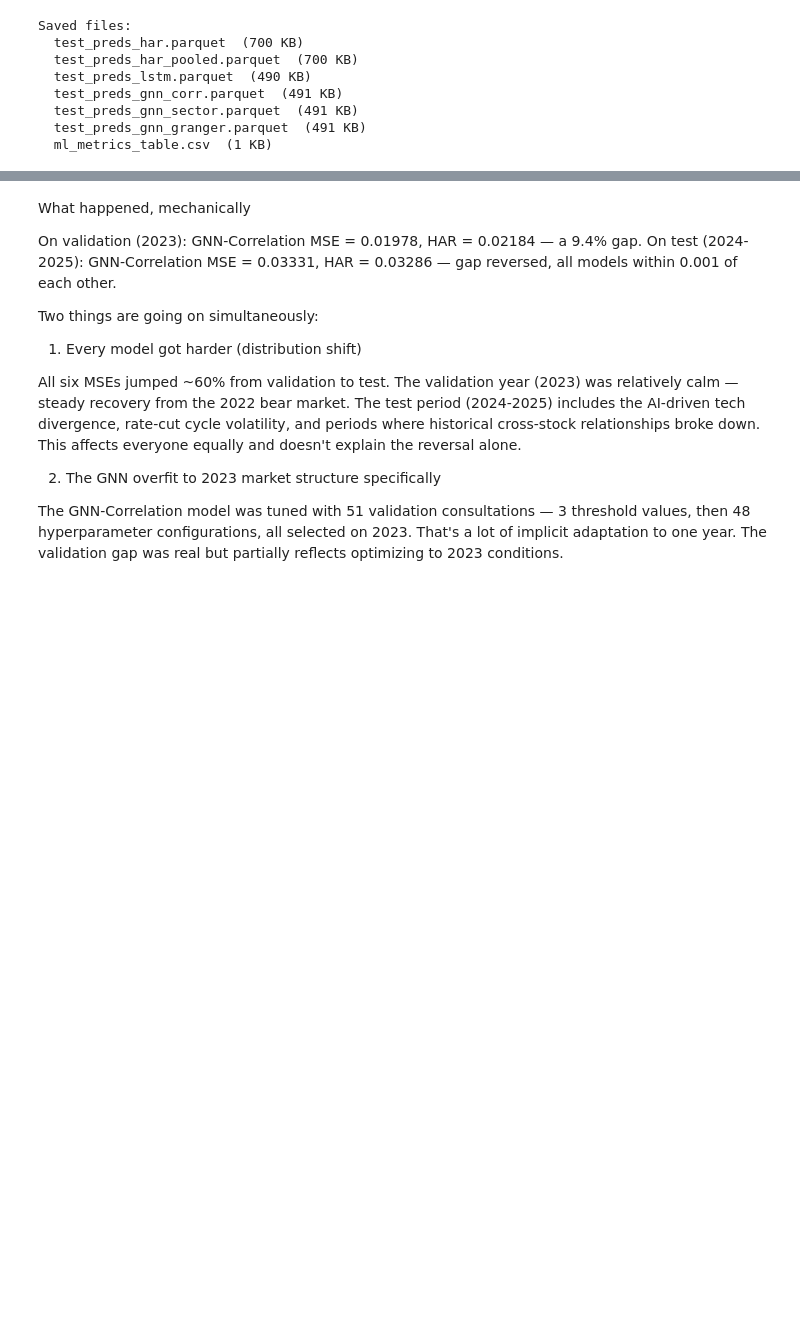
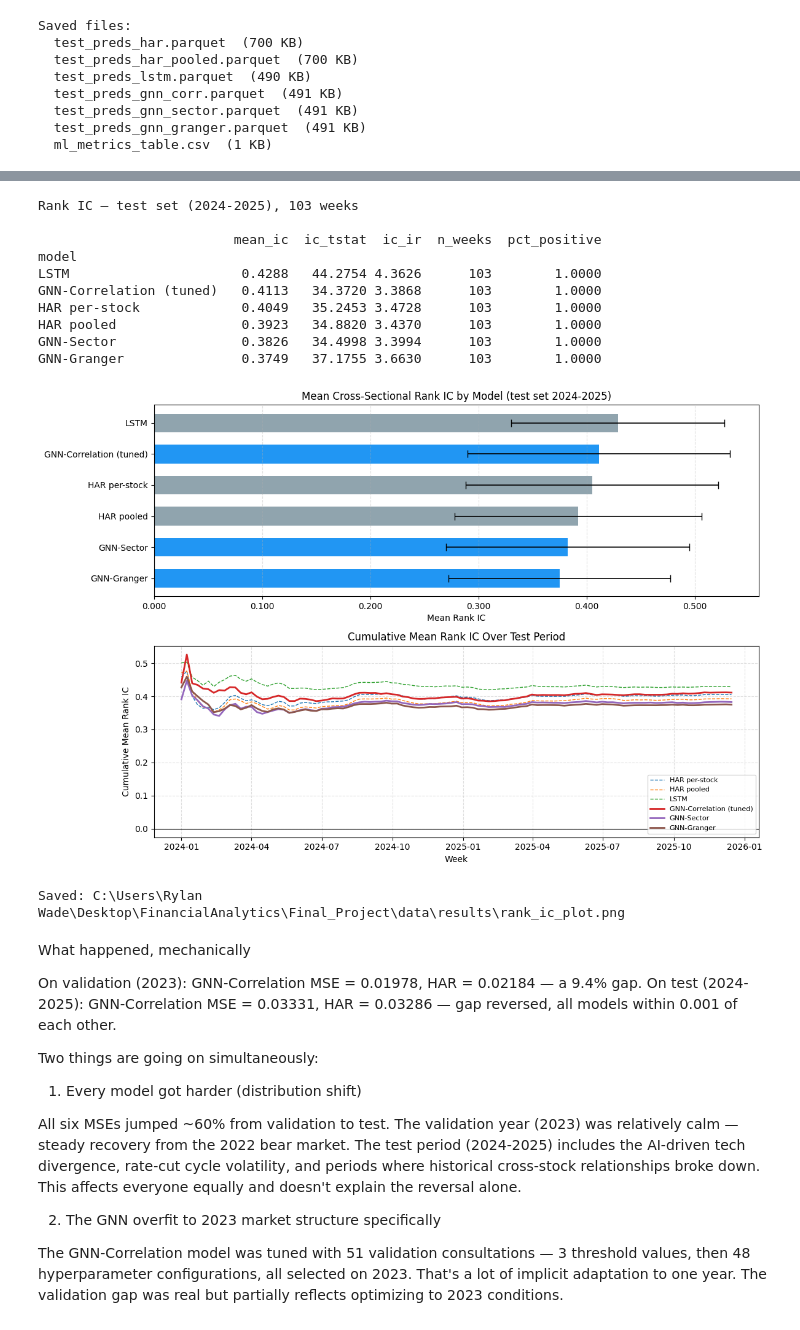
Before and after one commit to waderylan/sp500-gnn, a Jupyter notebook: notebooks/05_evaluate.ipynb, the cells around one changed output, grey strips where cells are left out. Cells and saved outputs as stored; diff of their text form; code cells hidden in the pictures; blank space fills up the shorter version.

```diff
--- a/notebooks/05_evaluate.ipynb
+++ b/notebooks/05_evaluate.ipynb
@@ -149,3 +189,66 @@ Saved files:
+# %%
+# Display Rank IC summary table
+print('Rank IC — test set (2024-2025), 103 weeks')
+print()
+print(ic_table.to_string(float_format=lambda x: f'{x:.4f}'))
+print()
+
+# Plot cumulative weekly IC for all models
+import matplotlib.pyplot as plt
+import matplotlib.ticker as mticker
+
+fig, axes = plt.subplots(2, 1, figsize=(12, 8))
+
+ax_bar = axes[0]
+ax_line = axes[1]
+
+# Bar chart: mean IC with error bars (+/- 1 std of the weekly IC series)
+models  = ic_table.index.tolist()
+means   = ic_table['mean_ic'].values
+stds    = [ic_series_all[m].dropna().std(ddof=1) for m in models]
+colors  = ['#2196F3' if 'GNN' in m else '#90A4AE' for m in models]
+
+ax_bar.barh(models[::-1], means[::-1], xerr=stds[::-1], color=colors[::-1],
+            error_kw={'elinewidth': 1.2, 'capsize': 4}, height=0.6)
+ax_bar.axvline(0, color='black', linewidth=0.8)
+ax_bar.set_xlabel('Mean Rank IC')
+ax_bar.set_title('Mean Cross-Sectional Rank IC by Model (test set 2024-2025)')
+ax_bar.xaxis.set_major_formatter(mticker.FormatStrFormatter('%.3f'))
+ax_bar.grid(axis='x', linestyle='--', alpha=0.4)
+
+# Line chart: cumulative IC (running mean) over weeks
+for model_name, ic_s in ic_series_all.items():
+    lw   = 2.0 if 'GNN' in model_name else 1.0
+    ls   = '-'  if 'GNN' in model_name else '--'
+    cumulative_mean = ic_s.expanding().mean()
+    ax_line.plot(cumulative_mean.index, cumulative_mean.values,
+                 label=model_name, linewidth=lw, linestyle=ls)
+
+ax_line.axhline(0, color='black', linewidth=0.8)
+ax_line.set_xlabel('Week')
+ax_line.set_ylabel('Cumulative Mean Rank IC')
+ax_line.set_title('Cumulative Mean Rank IC Over Test Period')
+ax_line.legend(fontsize=8, loc='lower right')
+ax_line.grid(linestyle='--', alpha=0.4)
+
+plt.tight_layout()
+fig_path = Path(config.DATA_RESULTS_DIR) / 'rank_ic_plot.png'
+plt.savefig(fig_path, dpi=150, bbox_inches='tight')
+plt.show()
+print(f'Saved: {fig_path}')
+# %% [output]
+Rank IC — test set (2024-2025), 103 weeks
+
+                         mean_ic  ic_tstat  ic_ir  n_weeks  pct_positive
+model
+LSTM                      0.4288   44.2754 4.3626      103        1.0000
+GNN-Correlation (tuned)   0.4113   34.3720 3.3868      103        1.0000
+HAR per-stock             0.4049   35.2453 3.4728      103        1.0000
+HAR pooled                0.3923   34.8820 3.4370      103        1.0000
+GNN-Sector                0.3826   34.4998 3.3994      103        1.0000
+GNN-Granger               0.3749   37.1755 3.6630      103        1.0000
+[figure, added]
+Saved: C:\Users\Rylan Wade\Desktop\FinancialAnalytics\Final_Project\data\results\rank_ic_plot.png
 # %% [markdown]
 What happened, mechanically
 
```
Also changed, not shown: parts of 2 cells of this notebook, 5 other files.
